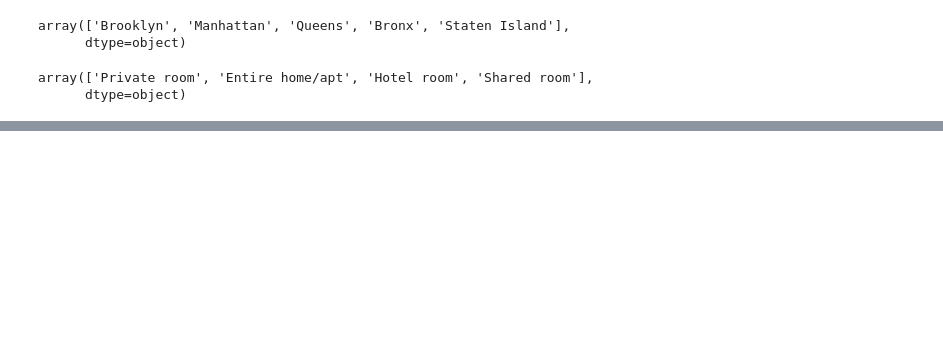
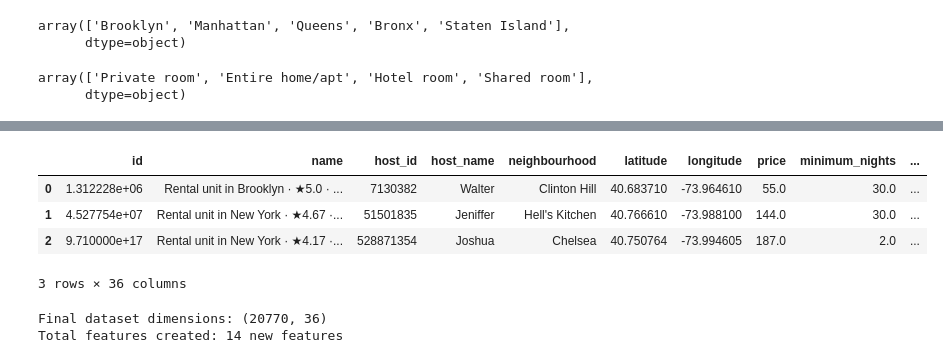
Before and after one commit to JesildaB/NEWYORK_AIRBNB_EDA-_FEATURE_ENGINEERING, a Jupyter notebook: USECASE_2_NEW.ipynb, the cells around one changed output, grey strips where cells are left out. Cells and saved outputs as stored; diff of their text form; code cells hidden in the pictures; blank space fills up the shorter version.

```diff
--- a/USECASE 2.ipynb
+++ b/USECASE_2_NEW.ipynb
@@ -634,0 +580,9 @@ data_encoded
+# %%
+new_encoded_bnb_data['title_word_count'] = new_encoded_bnb_data['name'].fillna("").str.split().apply(len)
+# %%
+new_encoded_bnb_data['bedroom_category'] = pd.cut(new_encoded_bnb_data['bedrooms'],
+                                          bins=[-1, 0, 1, 2, 4, float('inf')],
+                                          labels=['Studio', 'One_BR', 'Two_BR', 'Multi_BR', 'Large_Property'])
+# %%
+luxury_keywords = ['luxury', 'deluxe', 'premium', 'executive', 'suite', 'penthouse']
+new_encoded_bnb_data['is_luxury'] = new_encoded_bnb_data['name'].fillna('').str.lower().str.contains('|'.join(luxury_keywords)).astype(int)
@@ -634,0 +593,19 @@ data_encoded
+# %%
+new_encoded_bnb_data['rating_category'] = pd.cut(
+    new_encoded_bnb_data['rating'],
+    bins=[0, 3, 4, 4.5, 5],
+    labels=['Poor', 'Good', 'Very_Good', 'Excellent'])
+# %%
+new_encoded_bnb_data.head(3)
+# %% [output]
+|  | id | name | host_id | host_name | neighbourhood | latitude | longitude | price | minimum_nights | ... |
+| 0 | 1.312228e+06 | Rental unit in Brooklyn · ★5.0 · ... | 7130382 | Walter | Clinton Hill | 40.683710 | -73.964610 | 55.0 | 30.0 | ... |
+| 1 | 4.527754e+07 | Rental unit in New York · ★4.67 ·... | 51501835 | Jeniffer | Hell's Kitchen | 40.766610 | -73.988100 | 144.0 | 30.0 | ... |
+| 2 | 9.710000e+17 | Rental unit in New York · ★4.17 ·... | 528871354 | Joshua | Chelsea | 40.750764 | -73.994605 | 187.0 | 2.0 | ... |
+3 rows × 36 columns
+# %%
+print(f"Final dataset dimensions: {new_encoded_bnb_data.shape}")
+print(f"Total features created: {new_encoded_bnb_data.shape[1] - df.shape[1]} new features")
+# %% [output]
+Final dataset dimensions: (20770, 36)
+Total features created: 14 new features
```
Also changed, not shown: parts of 137 cells of this notebook.
